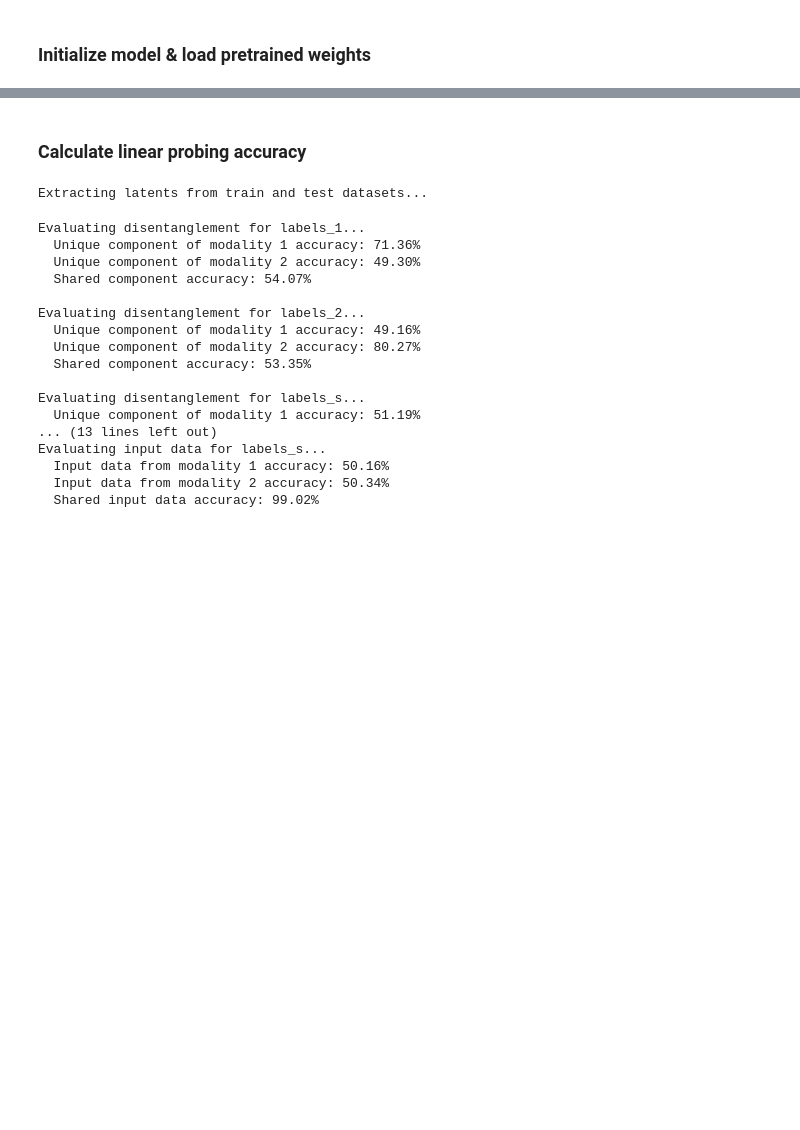
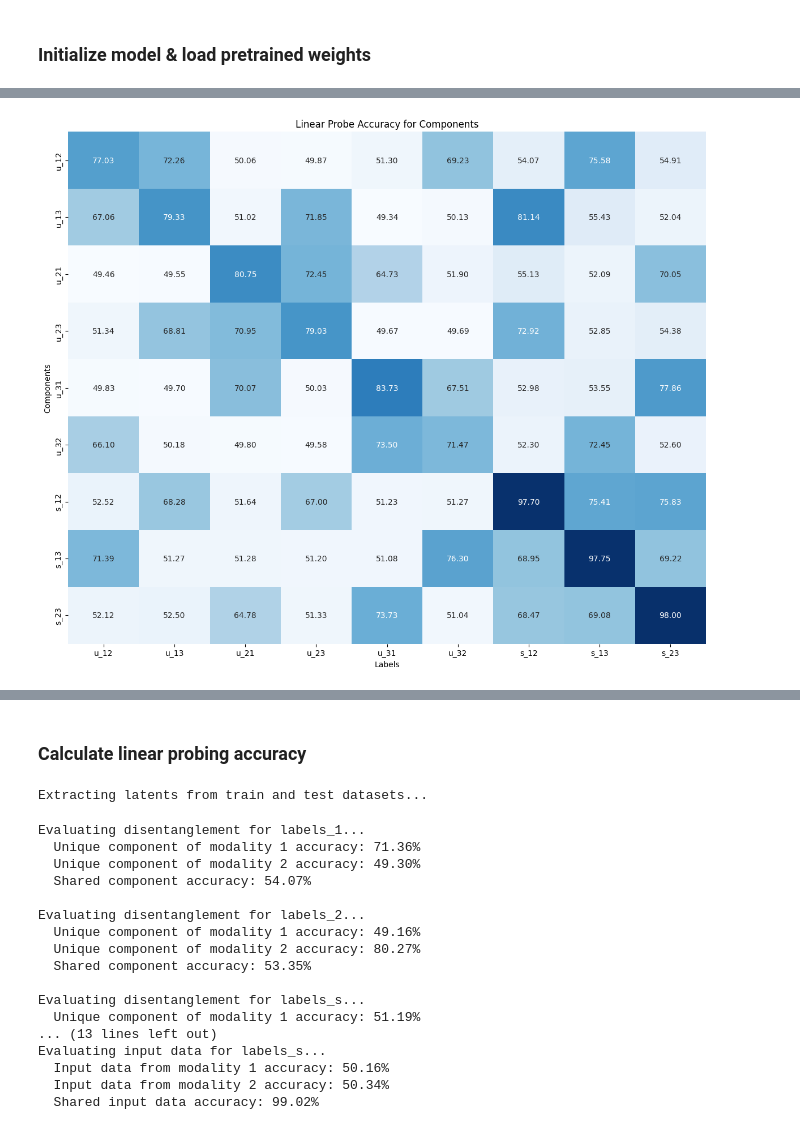
Before and after one commit to Vascorn/RePercENT, a Jupyter notebook: notebooks/repercent_synthetic.ipynb, the cells around one changed output, grey strips where cells are left out. Saved outputs shown, nothing was run; the diff lists cells and outputs as text; code cells hidden in the pictures; blank space fills up the shorter version.

```diff
--- a/notebooks/repercent_synthetic.ipynb
+++ b/notebooks/repercent_synthetic.ipynb
@@ -79,14 +112,10 @@ test_dataloader = DataLoader(test_dataset, batch_size=training_config['training'
 ### Initialize model & load pretrained weights
 # %%
 # Define the disentangled encoders
-disen_m1 = make_model(model_config, data_config, modality='m1')
-disen_m2 = make_model(model_config, data_config, modality='m2')
+disenEncoders = [make_model(model_config, data_config, modality= m+1, M= data_config["create_data"]["M"]) for m in range(data_config["create_data"]["M"])]
 
 # Define the RePercENT model
-model= RePercENT(M=2, disenEncoder= [disen_m1, disen_m2]).to(device)
-
-# load the trained model weights from the final checkpoint - change "20251215-140329_repercent_synthetic" accordingly for the desired run
-checkpoint = os.path.join(base_dir, "checkpoints", "repercent_synthetic", "20251219-144059_repercent_synthetic", "final_checkpoint.pt")
-loaded_checkpoint = torch.load(checkpoint)
-model.load_state_dict(loaded_checkpoint['model_state_dict'])
+model= RePercENT(M= data_config["create_data"]["M"], disenEncoder= disenEncoders, disen_mapping= model_config["repercent"]["disen_mapping"]).to(device)
+disen_loss = DisenLoss(alpha= training_config["disen_loss"]["alpha"], lmd=training_config["disen_loss"]["lmd"], lmd_end_value= training_config["disen_loss"]["lmd_end_value"], M= data_config["create_data"]["M"])
+optimizer = torch.optim.Adam(model.parameters(), lr=training_config["optimizer"]["lr"], weight_decay= training_config["optimizer"]["weight_decay"])
 # %% [output]
@@ -93,0 +182,13 @@ model.load_state_dict(loaded_checkpoint['model_state_dict'])
+# %%
+train_data_dict = extract_latents_and_labels(model, train_dataloader, device)
+val_data_dict = extract_latents_and_labels(model, test_dataloader, device)
+components = list(train_data_dict['Labels_U'].keys()) + list(train_data_dict['Labels_S'].keys())
+
+linear_probe_acc = calculate_linear_probe_acc(train_data_dict, val_data_dict)
+# %%
+import matplotlib.pyplot as plt
+
+plot_confusion_matrix(linear_probe_acc, labels= components, components= components)
+plt.close("all")
+# %% [output]
+[figure, added]
```
Also changed, not shown: parts of 12 cells of this notebook, 12 other files.
